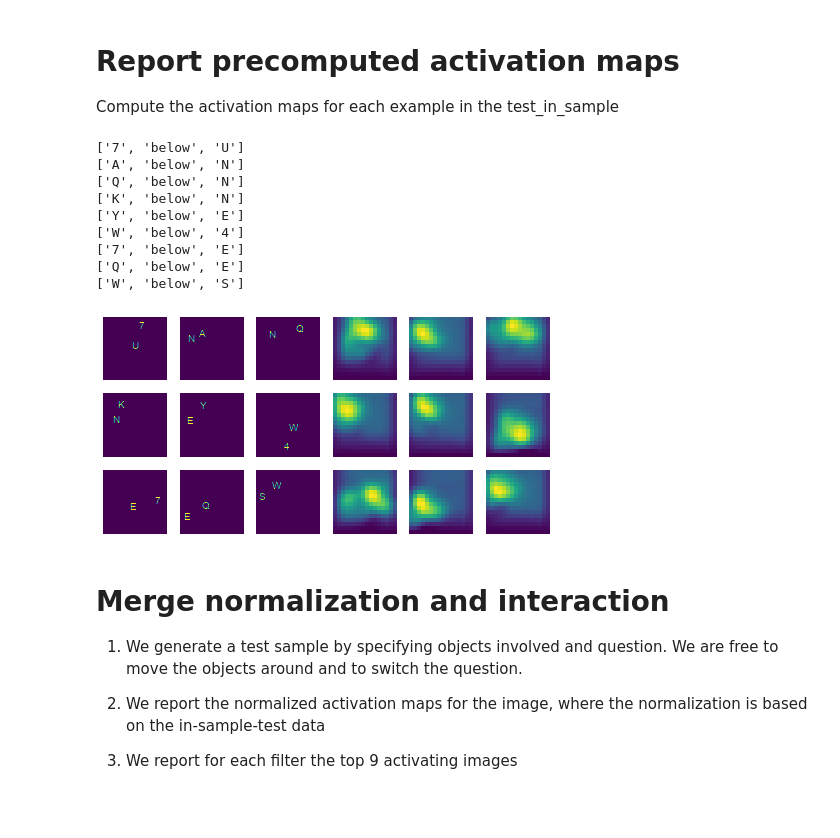
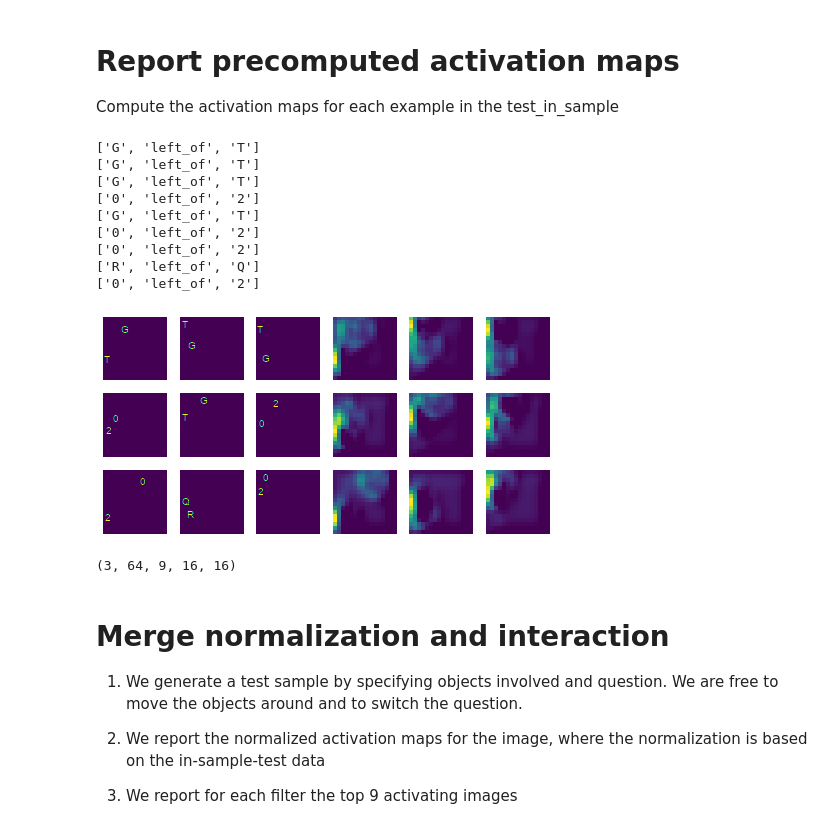
Before and after one commit to vanessadamario/understanding_reasoning, a Jupyter notebook: original_library/systematic-generalization-sqoop_2objects/scripts/notebooks/tree_activations.ipynb, the cells around one changed output. Saved outputs shown, nothing was run; the diff lists cells and outputs as text; code cells hidden in the pictures.

Commit message:
activations maps
new activations + histograms for max activations

```diff
--- a/original_library/systematic-generalization-sqoop_2objects/scripts/notebooks/tree_activations.ipynb
+++ b/original_library/systematic-generalization-sqoop_2objects/scripts/notebooks/tree_activations.ipynb
@@ -239,7 +253,7 @@ For lhs 18 the two perform almost equivalently
 
 Compute the activation maps for each example in the test_in_sample
 # %%
-lhs = 18  # 1 or 18
+lhs = 1  # 1 or 18
 model_type = 'tree'  #  tree, chain, chain_w_shortcuts, chain_w_shortcuts_flipped
 module_type = 'residual'  # residual or find for tree, otherwise residual
 objs_per_image = 2
@@ -249,44 +263,48 @@ feats, quests, answrs = load_data_(data_path, file_str='test_in_sample')
 path_model = join(root_path, 'systematic-generalization-sqoop_%iobjects/results' % objs_per_image,
                   '%s_models_%iobjs' % (model_type, objs_per_image),
                   module_type,
                   'lhs%i' %lhs)
 
 path_vocab_dataset = join(data_path, 'vocab.json')
 vocab_dataset = load_vocab(path_vocab_dataset)
 
 
 slurm_id = 0  # one of the five experiments
 module = 2  # 0=X, 1=Y, 2=R
 dim_ = 50  # one of the 64 feature maps
 
 lst_slurm_files = [f_.split('.')[0] for f_ in os.listdir(path_model) if f_.endswith('.pt.best')]
 max_activations_idx = np.load(join(path_model, '%s_idx_images.npy' % lst_slurm_files[slurm_id]))
 activation_maps = np.load(join(path_model, '%s_activation_maps.npy' % lst_slurm_files[slurm_id]))
 _, module_dim, top_n, map_dim, _ = activation_maps.shape
 
 fig, ax = plt.subplots(figsize=(8,4), ncols=top_n//3 * 2, nrows=top_n//3)
 for i_, (top_map, id_image) in enumerate(zip(activation_maps[module, dim_, :, :, :],
                                              max_activations_idx[:, module, dim_])):
     print([vocab_dataset['question_idx_to_token'][q_] for q_ in quests[id_image]])
     img = feats_to_image(feats[id_image])
     ax[i_ // 3, i_ % 3].imshow(img[1])
     ax[i_ // 3, 3 + i_ % 3].imshow(top_map)
     ax[i_ // 3, i_ % 3].axis('off')
     ax[i_ // 3, 3 + i_ % 3].axis('off')
 
-
+plt.savefig('activations_top_9_relational_module_tree_res_2objs_lhs1.pdf')
 plt.show()
 # %% [output]
-['7', 'below', 'U']
-['A', 'below', 'N']
-['Q', 'below', 'N']
-['K', 'below', 'N']
-['Y', 'below', 'E']
-['W', 'below', '4']
-['7', 'below', 'E']
-['Q', 'below', 'E']
-['W', 'below', 'S']
+['G', 'left_of', 'T']
+['G', 'left_of', 'T']
+['G', 'left_of', 'T']
+['0', 'left_of', '2']
+['G', 'left_of', 'T']
+['0', 'left_of', '2']
+['0', 'left_of', '2']
+['R', 'left_of', 'Q']
+['0', 'left_of', '2']
-[figure, old version]
+[figure, new version]
+# %%
+activation_maps.shape
+# %% [output]
+(3, 64, 9, 16, 16)
 # %% [markdown]
 # Merge normalization and interaction
 
```
Also changed, not shown: parts of 67 cells of this notebook.
